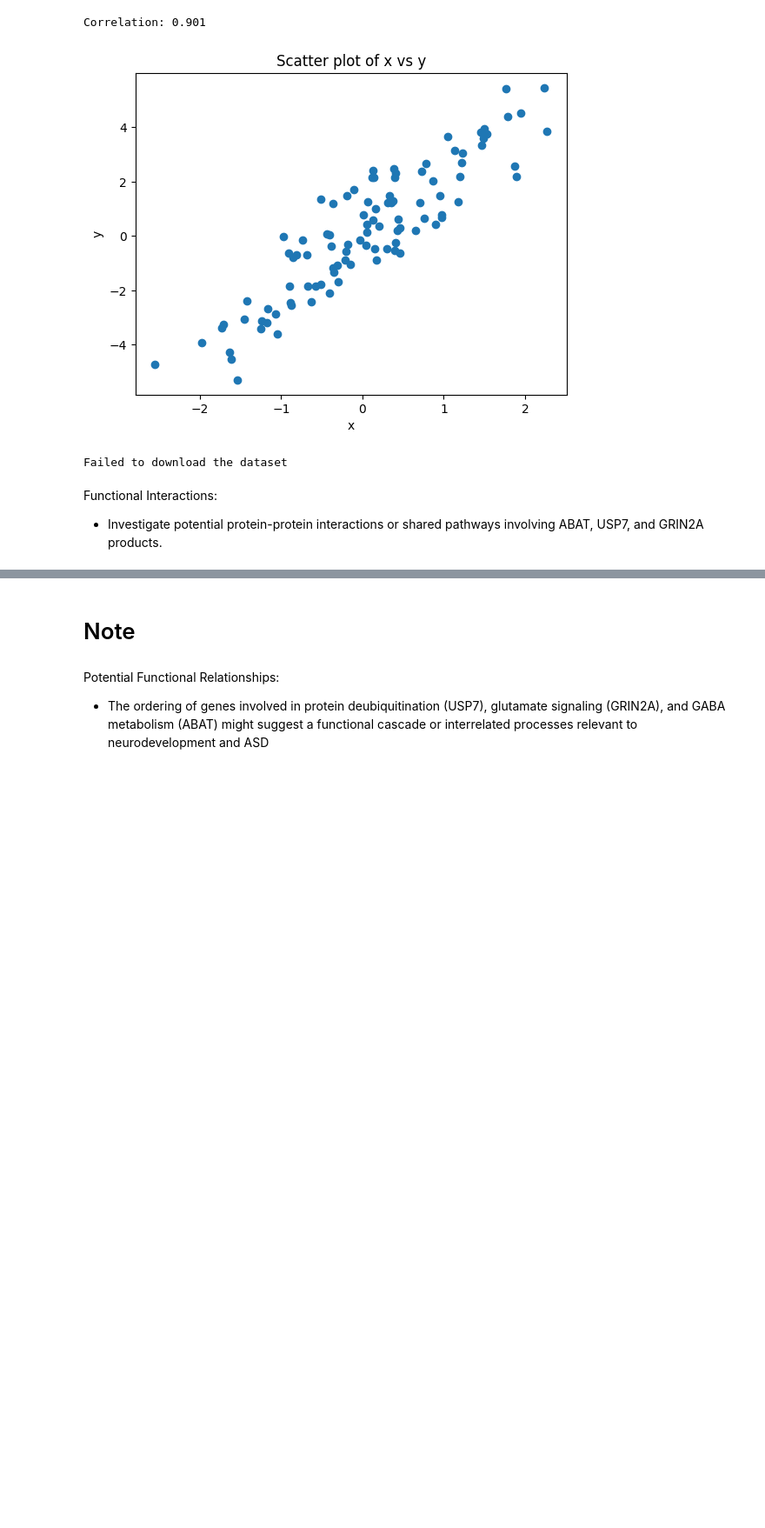
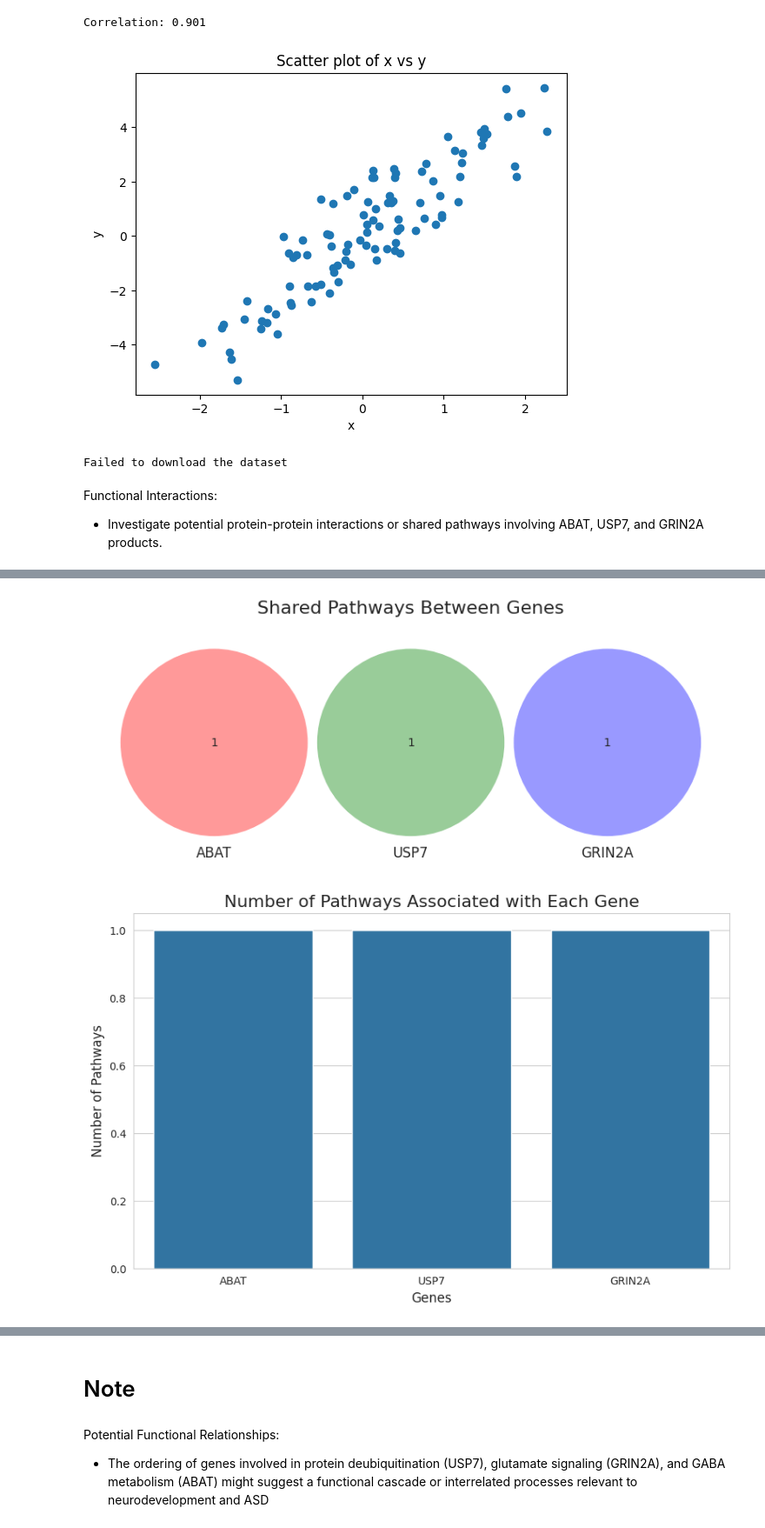
Before and after one commit to TBKHori/Bio-Medical-Tech, a Jupyter notebook: ABAT .ipynb, the cells around one changed output, grey strips where cells are left out. Shown: that part at 87% size. Cells and saved outputs as stored; diff of their text form; code cells hidden in the pictures; blank space fills up the shorter version.

Commit message:
Potential protein-protein interactions/shared pathways.

```diff
--- a/ABAT .ipynb
+++ b/ABAT .ipynb
@@ -585,0 +727,76 @@ Functional Interactions:
+# %%
+import requests
+import matplotlib.pyplot as plt
+import seaborn as sns
+from matplotlib_venn import venn3
+import pandas as pd
+
+def get_kegg_pathways(gene):
+    url = f"http://rest.kegg.jp/get/hsa:{gene}"
+    response = requests.get(url)
+    pathways = {}
+    if response.status_code == 200:
+        for line in response.text.split('\n'):
+            if line.startswith('PATH'):
+                parts = line.split()
+                if len(parts) > 1:
+                    pathway_id = parts[1]
+                    pathway_name = ' '.join(parts[2:])
+                    pathways[pathway_id] = pathway_name
+    return pathways
+
+genes = ["ABAT", "USP7", "GRIN2A"]
+pathways = {gene: get_kegg_pathways(gene) for gene in genes}
+
+# Print pathway information
+print("\nKEGG Pathways:")
+for gene, gene_pathways in pathways.items():
+    print(f"\n{gene}:")
+    for pathway_id, pathway_name in gene_pathways.items():
+        print(f"  {pathway_id}: {pathway_name}")
+
+# Find shared pathways
+all_pathways = set()
+for gene_pathways in pathways.values():
+    all_pathways.update(gene_pathways.keys())
+
+shared_pathways = {}
+for pathway in all_pathways:
+    genes_in_pathway = [gene for gene, gene_pathways in pathways.items() if pathway in gene_pathways]
+    if len(genes_in_pathway) > 1:
+        shared_pathways[pathway] = genes_in_pathway
+
+print("\nShared Pathways:")
+for pathway, genes_in_pathway in shared_pathways.items():
+    pathway_name = next(gene_pathways[pathway] for gene_pathways in pathways.values() if pathway in gene_pathways)
+    print(f"{pathway} - {pathway_name}: {', '.join(genes_in_pathway)}")
+
+# Venn diagram
+plt.figure(figsize=(10, 6))
+venn3([set(pathways[gene].keys()) for gene in genes], set_labels=genes)
+plt.title("Shared Pathways Between Genes", fontsize=16)
+plt.show()
+
+# Bar plot
+pathway_counts = {gene: len(gene_pathways) for gene, gene_pathways in pathways.items()}
+plt.figure(figsize=(10, 6))
+sns.barplot(x=list(pathway_counts.keys()), y=list(pathway_counts.values()))
+plt.title("Number of Pathways Associated with Each Gene", fontsize=16)
+plt.ylabel("Number of Pathways", fontsize=12)
+plt.xlabel("Genes", fontsize=12)
+plt.show()
+
+# Heatmap
+all_pathways_list = list(all_pathways)
+heatmap_data = [[1 if pathway in pathways[gene] else 0 for pathway in all_pathways_list] for gene in genes]
+heatmap_df = pd.DataFrame(heatmap_data, index=genes, columns=all_pathways_list)
+
+plt.figure(figsize=(12, 6))
+sns.heatmap(heatmap_df, cmap="YlGnBu", cbar_kws={'label': 'Pathway Present'})
+plt.title("Pathway Presence Across Genes", fontsize=16)
+plt.ylabel("Genes", fontsize=12)
+plt.xlabel("Pathways", fontsize=12)
+plt.xticks(rotation=90)
+plt.tight_layout()
+plt.show()
+# %% [output]
@@ -585,0 +815,2 @@ Functional Interactions:
+[figure, added]
+[figure, added]
```
Also changed, not shown: parts of 10 cells of this notebook.
